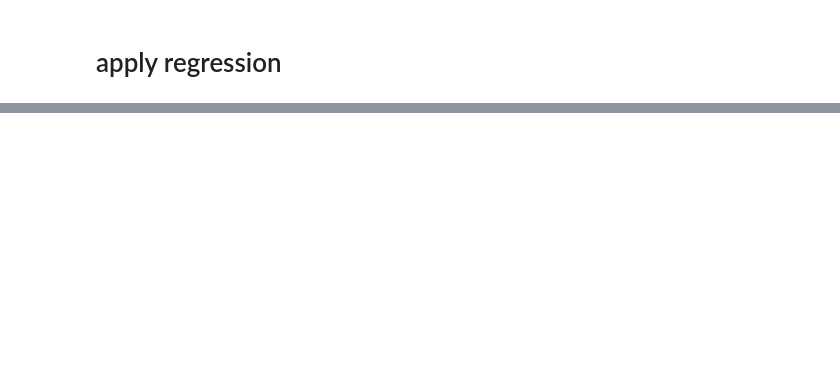
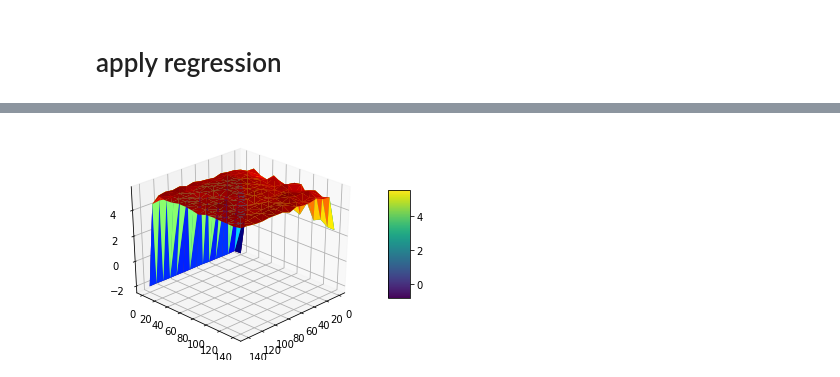
Before and after one commit to KavehShoorideh/GrassrootsDonor, a Jupyter notebook: grassrootsdonor/notebooks/k-fold.ipynb, the cells around one changed output, grey strips where cells are left out. Saved outputs shown, nothing was run; the diff lists cells and outputs as text; code cells hidden in the pictures; blank space fills up the shorter version.

```diff
--- a/grassrootsdonor/notebooks/k-fold.ipynb
+++ b/grassrootsdonor/notebooks/k-fold.ipynb
@@ -60,7 +84,20 @@ Y column: 'VOTE_SHARE'
+# %%
+df['RANDOM_VARIABLE'] = np.random.randint(100)
 # %%
-features = [ 'ELECTION_DATE', "PARTY_LEAN", 'WRITE_IN_FLAG', 'CAND_TOTAL_RAISED', 'CANDIDATE_COUNT','RACE_TOTAL_RAISED', 'RACE_VOTE_TOTAL']
+raceFeatures = ['CANDIDATE_COUNT', 'RACE_TOTAL_RAISED', 'RACE_VOTE_TOTAL']
+# raceFeatures = ['CANDIDATE_COUNT', 'RACE_TOTAL_RAISED', 'RACE_VOTE_TOTAL']
+
+moneyFeatures = ['CAND_TOTAL_RAISED', 'CAND_SHARE_OF_MONEY_RAISED', 'NUM_IND_DONORS', 'SUM_IND_DONATIONS']
+# moneyFeatures = ['CAND_TOTAL_RAISED', 'NUM_IND_DONORS', 'SUM_IND_DONATIONS']
+# moneyFeatures = ['CAND_TOTAL_RAISED']
+#, 'IND_DONOR_RATIO'
+candFeatures = ['PARTY_LEAN', 'WRITE_IN_FLAG', 'PARTY_FAVORITE', 'IND_DONOR_RATIO']
+randomFeature = ['RANDOM_VARIABLE']
+features = raceFeatures + candFeatures + randomFeature +moneyFeatures
 target = ['VOTE_SHARE']
+print(features)
 
-# Convert election dates into a binary feature
-datemap = {'2016-06-07': 0, '2018-06-05': 1}
-df['ELECTION_DATE'] = df['ELECTION_DATE'].replace(datemap)
+if 'ELECTION_DATE' in features:
+    # Convert election dates into a binary feature
+    datemap = {'2016-06-07': 0, '2018-06-05': 1}
+    df['ELECTION_DATE'] = df['ELECTION_DATE'].replace(datemap)
@@ -230,0 +327,8 @@ Name: ELECTION_DATE, dtype: int64
+# %%
+search_results = []
+for d, e in zip(depths,estims):
+    search_results.append( apply_k_fold_regression(R, k=5, n_estimators=e, max_depth=d))
+# %%
+plotResults(search_results)
+# %% [output]
+[figure, added]
```
Also changed, not shown: parts of 20 cells of this notebook, 2 other files.
